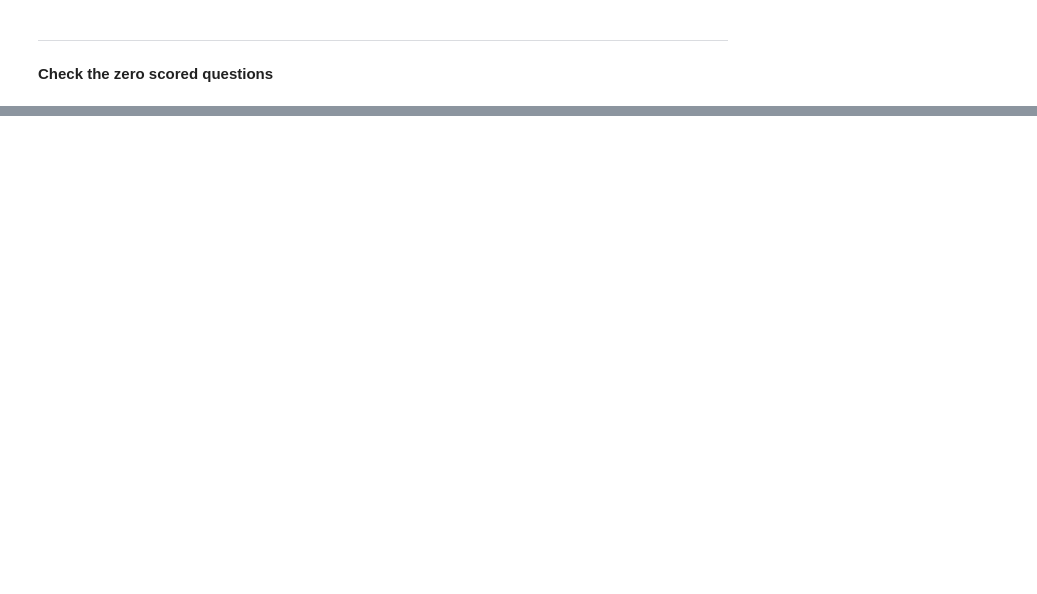
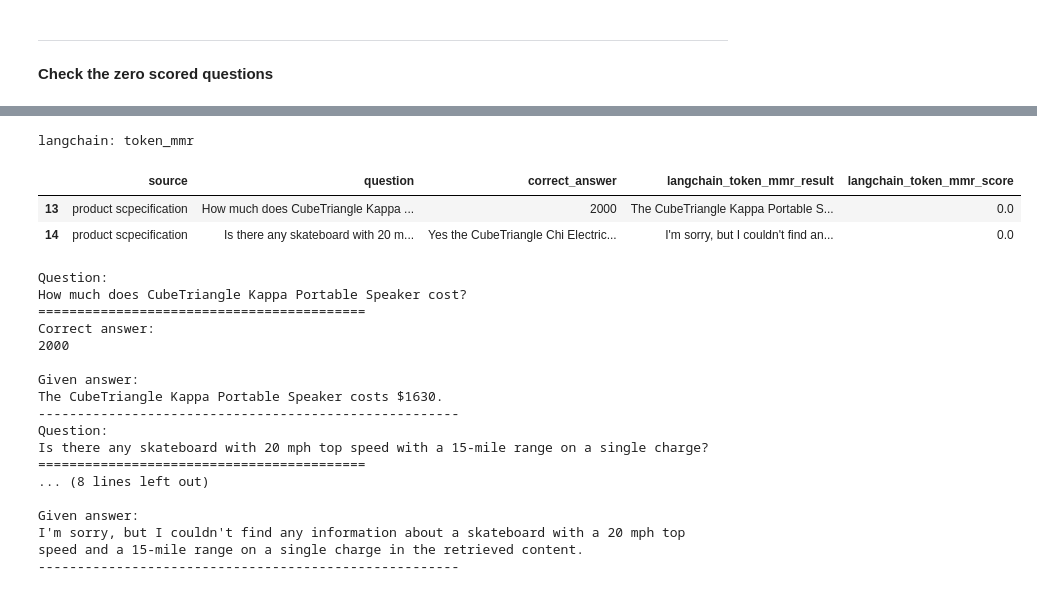
Before and after one commit to Farzad-R/LLM-Zero-to-Hundred, a Jupyter notebook: RAGMaster-LlamaIndex-vs-Langchain/src/evaluate_rag_techniques/result_analysis.ipynb, the cells around one changed output, grey strips where cells are left out. Drawn from its saved outputs; the diff is of its cells as text; code cells hidden in the pictures; blank space fills up the shorter version.

```diff
--- a/RAGMaster/src/evaluate_rag_techniques/result_analysis.ipynb
+++ b/RAGMaster-LlamaIndex-vs-Langchain/src/evaluate_rag_techniques/result_analysis.ipynb
@@ -317,0 +277,19 @@ langchain_recursive_mmr:
+# %%
+print("llama_index: sentence_retrieval")
+tmp_df = questions_df[["source",
+                       "question",
+                       "correct_answer",
+                       "llama_index_sentence_retrieval_result",
+                       "llama_index_sentence_retrieval_score"
+                       ]][questions_df["llama_index_sentence_retrieval_score"]==0]
+display(tmp_df)
+for idx, row in tmp_df.iterrows():
+    print("Question:")
+    print(row["question"])
+    print("==========================================")
+    print("Correct answer:")
+    print(row["correct_answer"])
+    print()
+    print("Given answer:")
+    print(row["llama_index_sentence_retrieval_result"])
+    print("------------------------------------------------------")
@@ -317,0 +309,41 @@ langchain_recursive_mmr:
+# %%
+print("langchain: token_mmr")
+tmp_df = questions_df[["source",
+                       "question",
+                       "correct_answer",
+                       "langchain_token_mmr_result",
+                       "langchain_token_mmr_score"
+                       ]][questions_df["langchain_token_mmr_score"]==0]
+display(tmp_df)
+for idx, row in tmp_df.iterrows():
+    print("Question:")
+    print(row["question"])
+    print("==========================================")
+    print("Correct answer:")
+    print(row["correct_answer"])
+    print()
+    print("Given answer:")
+    print(row["langchain_token_mmr_result"])
+    print("------------------------------------------------------")
+# %% [output]
+langchain: token_mmr
+|  | source | question | correct_answer | langchain_token_mmr_result | langchain_token_mmr_score |
+| 13 | product scpecification | How much does CubeTriangle Kappa ... | 2000 | The CubeTriangle Kappa Portable S... | 0.0 |
+| 14 | product scpecification | Is there any skateboard with 20 m... | Yes the CubeTriangle Chi Electric... | I'm sorry, but I couldn't find an... | 0.0 |
+Question:
+How much does CubeTriangle Kappa Portable Speaker cost?
+==========================================
+Correct answer:
+2000
+
+Given answer:
+The CubeTriangle Kappa Portable Speaker costs $1630.
+------------------------------------------------------
+Question:
+Is there any skateboard with 20 mph top speed with a 15-mile range on a single charge?
+==========================================
+... (8 lines left out)
+
+Given answer:
+I'm sorry, but I couldn't find any information about a skateboard with a 20 mph top speed and a 15-mile range on a single charge in the retrieved content.
+------------------------------------------------------
```
Also changed, not shown: parts of 42 cells of this notebook, 31 other files.
